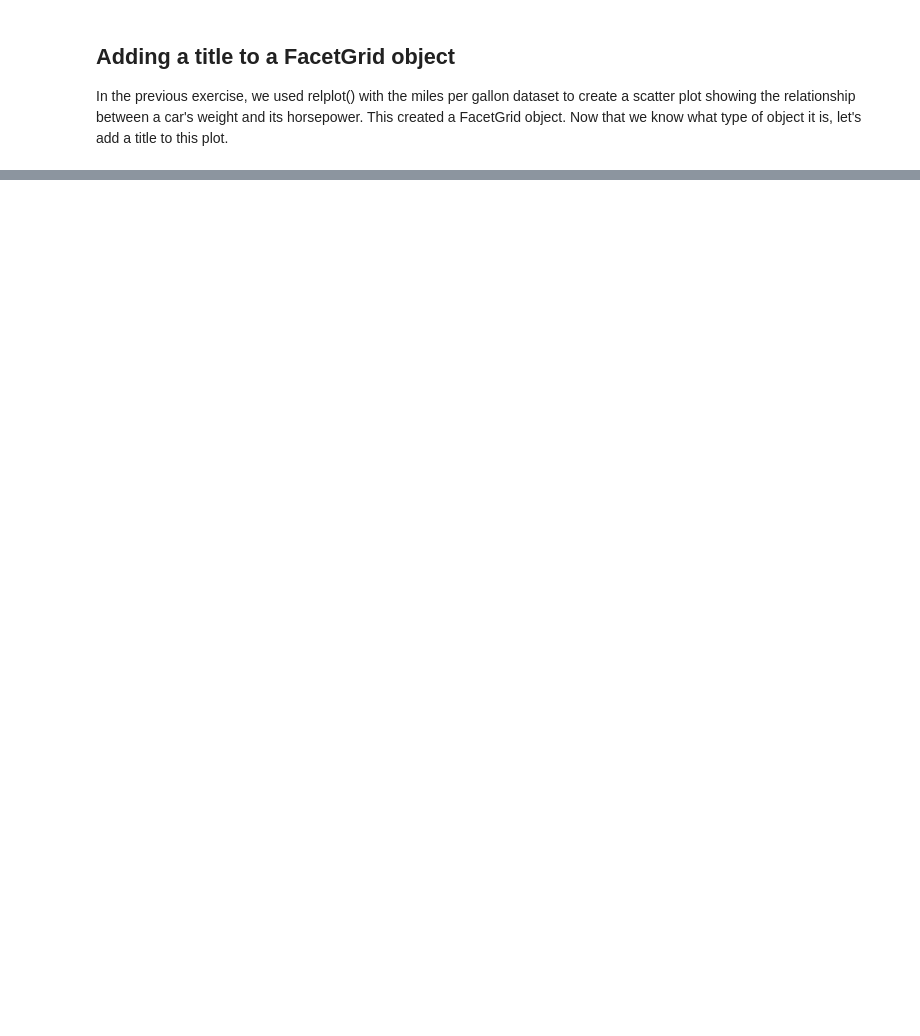
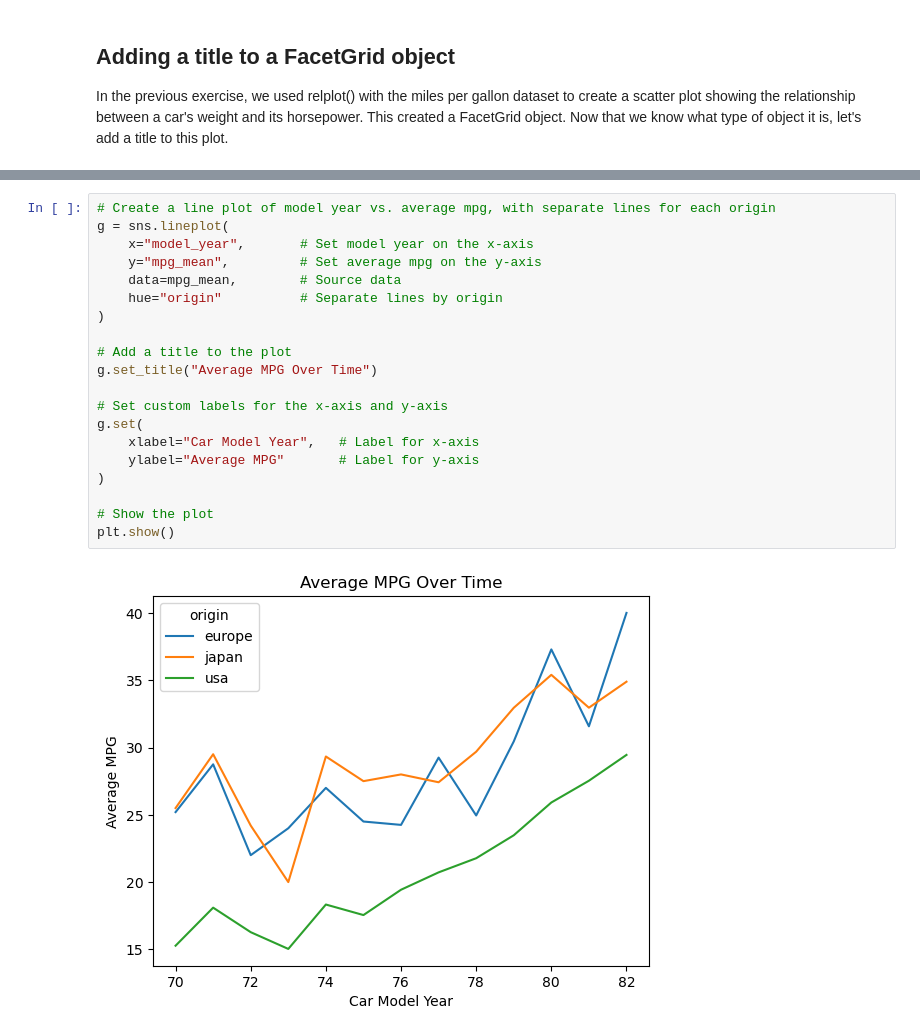
Before and after one commit to aziscript/Python-for-data-analysis, a Jupyter notebook: dataVizSeaborn.ipynb, the cells around one changed output, grey strips where cells are left out. Saved outputs shown, nothing was run; the diff lists cells and outputs as text; blank space fills up the shorter version.

```diff
--- a/dataVizSeaborn.ipynb
+++ b/dataVizSeaborn.ipynb
@@ -1153,0 +1271,22 @@ plt.show()
+# %%
+# Create a line plot of model year vs. average mpg, with separate lines for each origin
+g = sns.lineplot(
+    x="model_year",       # Set model year on the x-axis
+    y="mpg_mean",         # Set average mpg on the y-axis
+    data=mpg_mean,        # Source data
+    hue="origin"          # Separate lines by origin
+)
+
+# Add a title to the plot
+g.set_title("Average MPG Over Time")
+
+# Set custom labels for the x-axis and y-axis
+g.set(
+    xlabel="Car Model Year",   # Label for x-axis
+    ylabel="Average MPG"       # Label for y-axis
+)
+
+# Show the plot
+plt.show()
+# %% [output]
+[figure, added]
```
Also changed, not shown: parts of 61 cells of this notebook, 1 other file.
